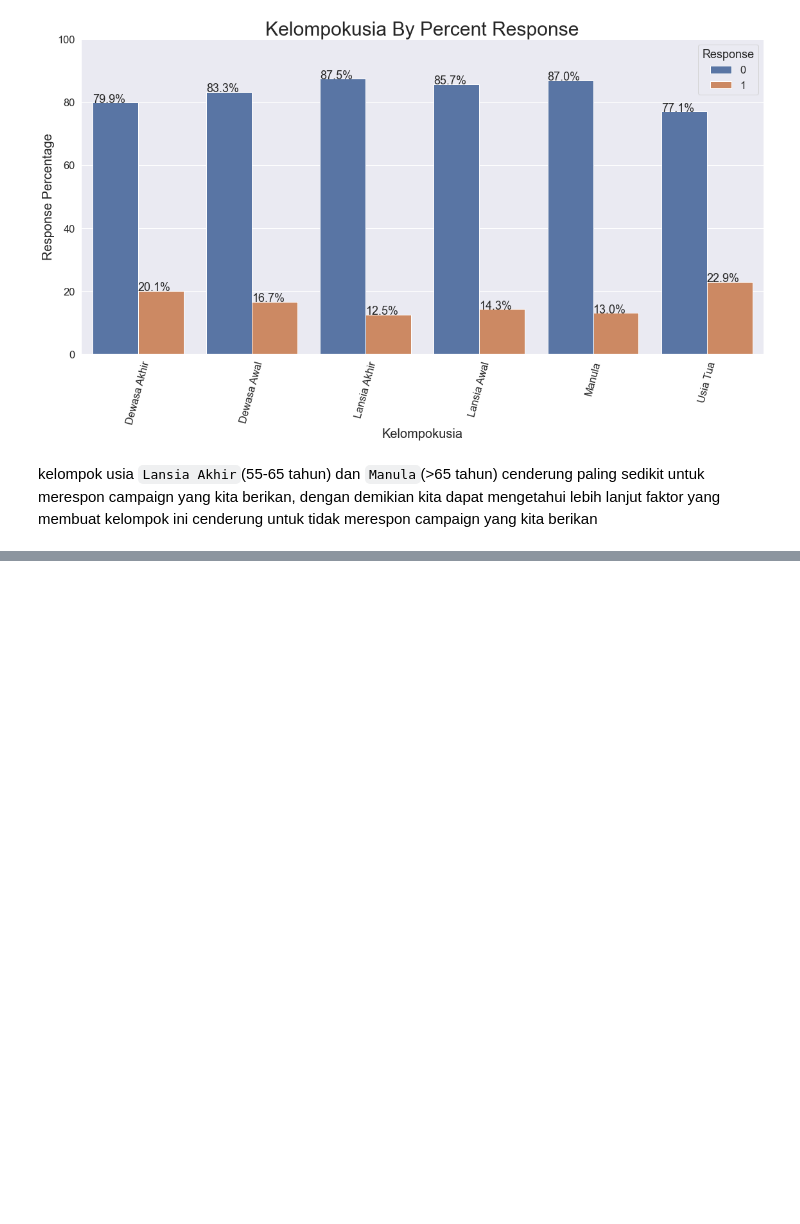
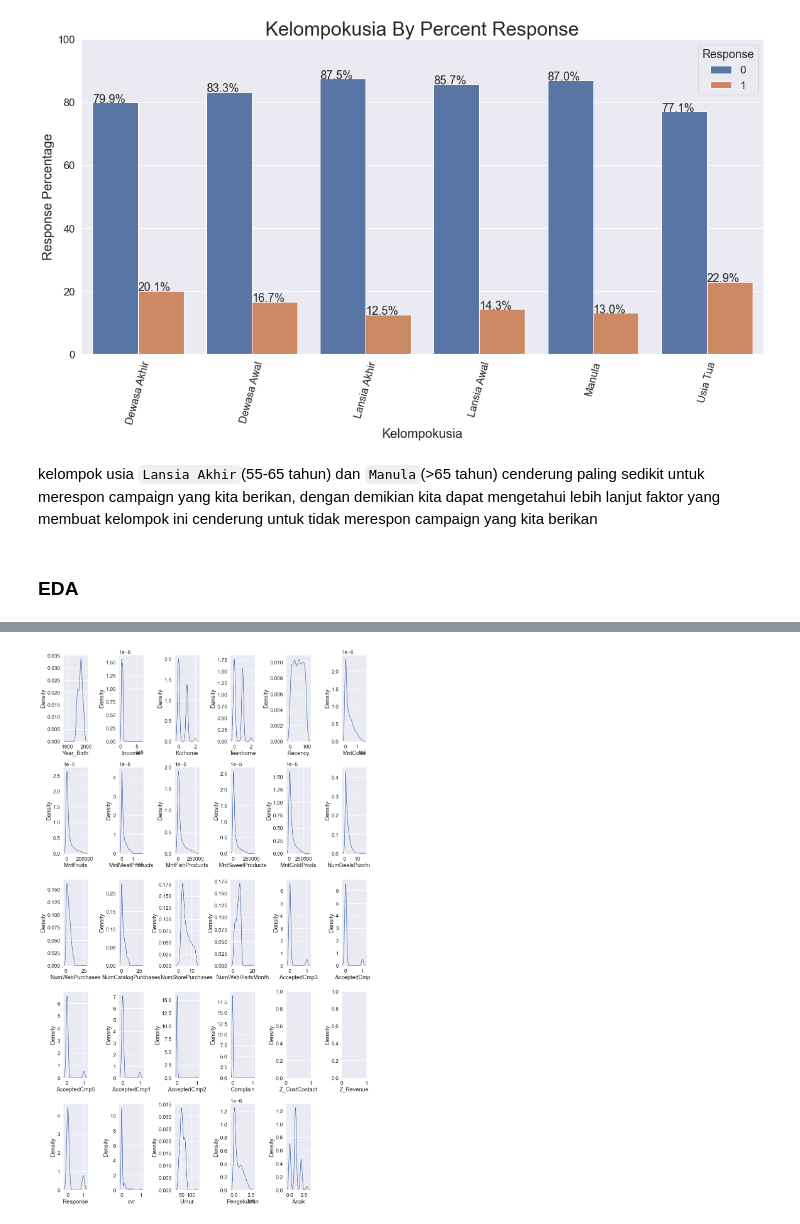
Before and after one commit to Hana5i/Predict-Customer-Personality-to-Boost-Marketing-Campaign-by-Using-Machine-Learning, a Jupyter notebook: Predict Personality Customer.ipynb, the cells around one changed output, grey strips where cells are left out. Drawn from its saved outputs; the diff is of its cells as text; code cells hidden in the pictures; blank space fills up the shorter version.

```diff
--- a/Predict Personality Customer.ipynb
+++ b/Predict Personality Customer.ipynb
@@ -224,3 +231,26 @@ plotting_percentages(df=df, col='KelompokUsia', target='Response' )
 [figure]
 # %% [markdown]
 kelompok usia `Lansia Akhir`(55-65 tahun) dan `Manula`(>65 tahun) cenderung paling sedikit untuk merespon campaign yang kita berikan, dengan demikian kita dapat mengetahui lebih lanjut faktor yang membuat kelompok ini cenderung untuk tidak merespon campaign yang kita berikan
+# %% [markdown]
+### EDA
+# %%
+df_eda = df.copy()
+# %%
+#looping to categorize cat include categorical columns and num include numeric columns
+cat = []
+num = []
+dat = []
+for col in df_eda.columns:
+    if df_eda[col].dtype == 'O':
+        cat.append(col)
+    elif df_eda[col].dtype == 'int64' or df_eda[col].dtype == 'float64':
+        num.append(col)
+    else:
+        dat.append(col)
+# %%
+plt.figure(figsize= (15, 25))
+for i in range(len(num)):
+    plt.subplot(5, 6, i+1)
+    sns.kdeplot(x = df_eda[num[i]])
+    plt.tight_layout()
+# %% [output]
@@ -226,0 +261 @@ kelompok usia `Lansia Akhir`(55-65 tahun) dan `Manula`(>65 tahun) cenderung pali
+[figure, added]
```
Also changed, not shown: parts of 36 cells of this notebook.
